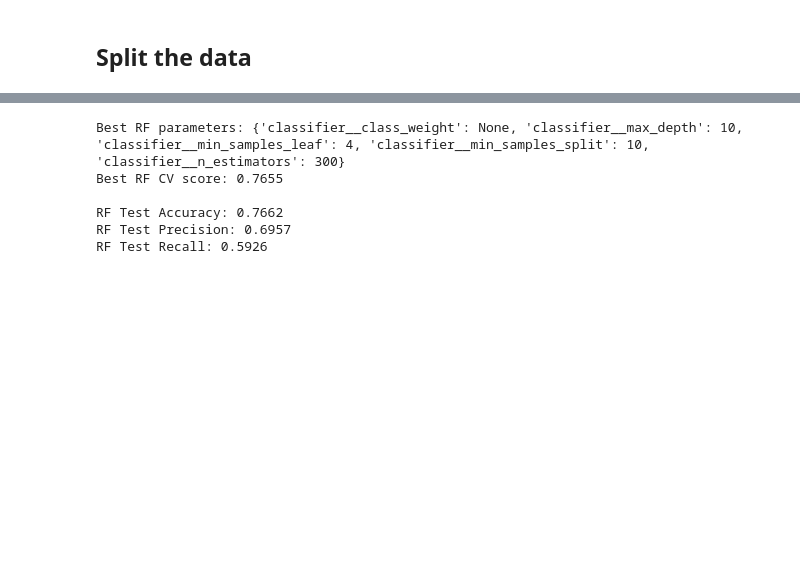
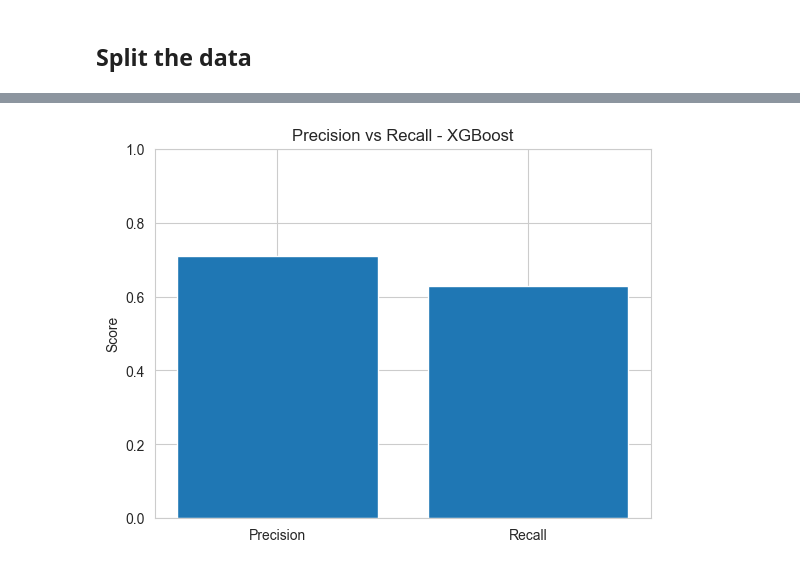
Before and after one commit to khalidkhankakar/Pulse-AI-FYP-, a Jupyter notebook: models/notebooks/diabetes.ipynb, the cells around one changed output, grey strips where cells are left out. Drawn from its saved outputs; the diff is of its cells as text; code cells hidden in the pictures; blank space fills up the shorter version.

```diff
--- a/models/notebooks/diabetes.ipynb
+++ b/models/notebooks/diabetes.ipynb
@@ -225,16 +256,13 @@ GridSearchCV(cv=StratifiedKFold(n_splits=3, random_state=42, shuffle=True),
 # %%
-print(f"\nBest RF parameters: {rf_grid.best_params_}")
-print(f"Best RF CV score: {rf_grid.best_score_:.4f}")
+metrics = ['Precision', 'Recall']
+values = [0.7083, 0.6296]
 
-y_pred_rf = rf_grid.predict(X_test)
-print(f"\nRF Test Accuracy: {accuracy_score(y_test, y_pred_rf):.4f}")
-print(f"RF Test Precision: {precision_score(y_test, y_pred_rf):.4f}")
-print(f"RF Test Recall: {recall_score(y_test, y_pred_rf):.4f}")
+plt.figure()
+plt.bar(metrics, values)
+plt.ylim(0, 1)
+plt.title("Precision vs Recall - XGBoost")
+plt.ylabel("Score")
+plt.show()
 # %% [output]
-Best RF parameters: {'classifier__class_weight': None, 'classifier__max_depth': 10, 'classifier__min_samples_leaf': 4, 'classifier__min_samples_split': 10, 'classifier__n_estimators': 300}
-Best RF CV score: 0.7655
-
-RF Test Accuracy: 0.7662
-RF Test Precision: 0.6957
-RF Test Recall: 0.5926
+[figure, added]
 # %%
```
Also changed, not shown: parts of 21 cells of this notebook.
